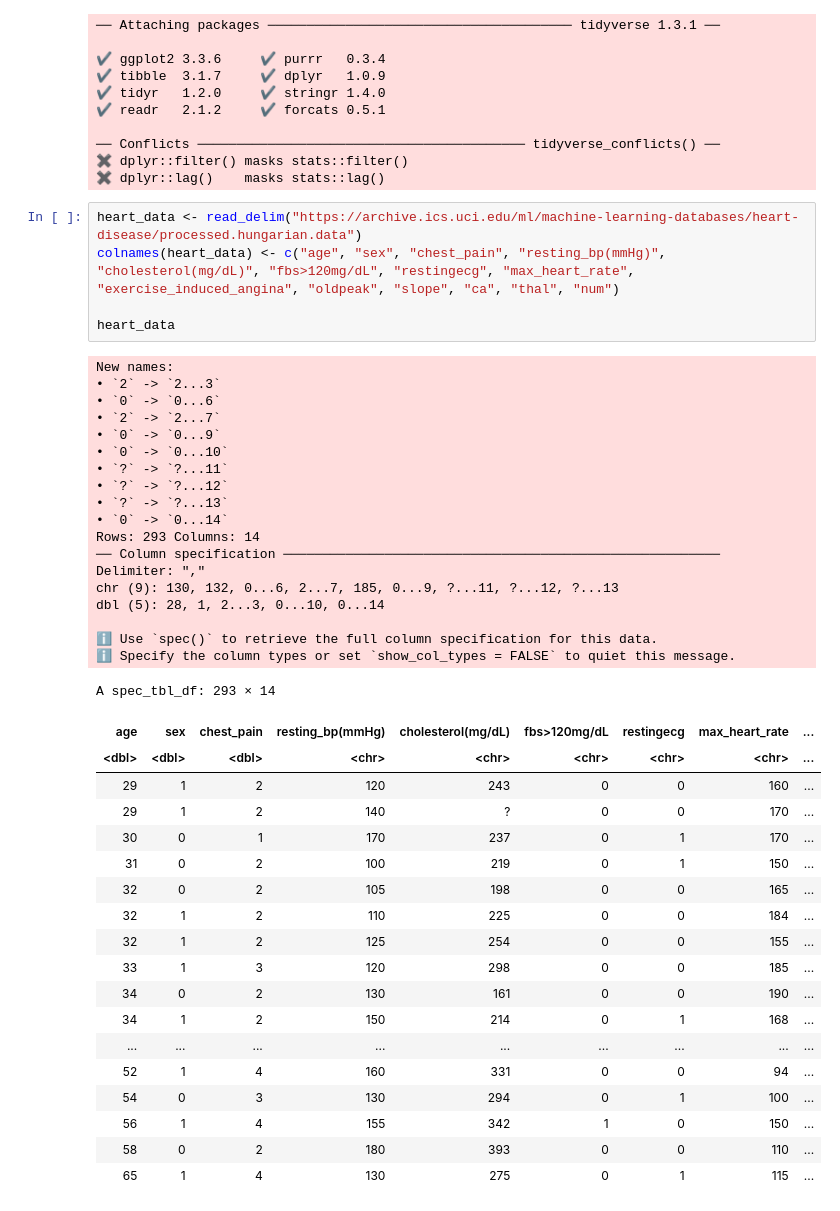
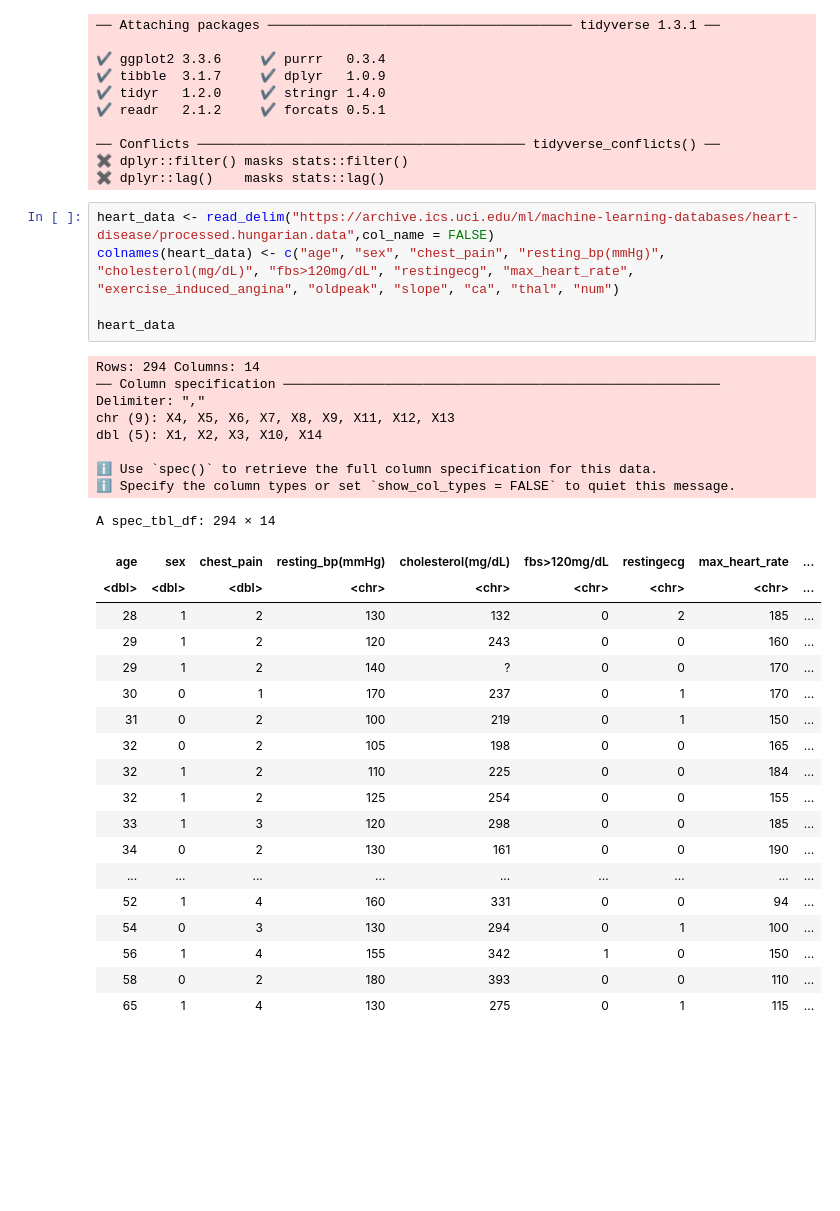
Before and after one commit to drew-gnaw/DSCI100-G81, a Jupyter notebook: WebImport.ipynb, the cells around one changed output. Saved outputs shown, nothing was run; the diff lists cells and outputs as text; blank space fills up the shorter version.

```diff
--- a/WebImport.ipynb
+++ b/WebImport.ipynb
@@ -13,32 +13,23 @@ library(repr)
 ✖ dplyr::filter() masks stats::filter()
 ✖ dplyr::lag()    masks stats::lag()
 # %%
-heart_data <- read_delim("https://archive.ics.uci.edu/ml/machine-learning-databases/heart-disease/processed.hungarian.data")
+heart_data <- read_delim("https://archive.ics.uci.edu/ml/machine-learning-databases/heart-disease/processed.hungarian.data",col_name = FALSE)
 colnames(heart_data) <- c("age", "sex", "chest_pain", "resting_bp(mmHg)", "cholesterol(mg/dL)", "fbs>120mg/dL", "restingecg", "max_heart_rate", "exercise_induced_angina", "oldpeak", "slope", "ca", "thal", "num")
 
 heart_data
 # %% [output]
-New names:
-• `2` -> `2...3`
-• `0` -> `0...6`
-• `2` -> `2...7`
-• `0` -> `0...9`
-• `0` -> `0...10`
-• `?` -> `?...11`
-• `?` -> `?...12`
-• `?` -> `?...13`
-• `0` -> `0...14`
-Rows: 293 Columns: 14
+Rows: 294 Columns: 14
 ── Column specification ────────────────────────────────────────────────────────
 Delimiter: ","
-chr (9): 130, 132, 0...6, 2...7, 185, 0...9, ?...11, ?...12, ?...13
-dbl (5): 28, 1, 2...3, 0...10, 0...14
+chr (9): X4, X5, X6, X7, X8, X9, X11, X12, X13
+dbl (5): X1, X2, X3, X10, X14
 
 ℹ Use `spec()` to retrieve the full column specification for this data.
 ℹ Specify the column types or set `show_col_types = FALSE` to quiet this message.
-A spec_tbl_df: 293 × 14
+A spec_tbl_df: 294 × 14
 | age | sex | chest_pain | resting_bp(mmHg) | cholesterol(mg/dL) | fbs>120mg/dL | restingecg | max_heart_rate | ... |
 | <dbl> | <dbl> | <dbl> | <chr> | <chr> | <chr> | <chr> | <chr> | ... |
+| 28 | 1 | 2 | 130 | 132 | 0 | 2 | 185 | ... |
 | 29 | 1 | 2 | 120 | 243 | 0 | 0 | 160 | ... |
 | 29 | 1 | 2 | 140 | ? | 0 | 0 | 170 | ... |
 | 30 | 0 | 1 | 170 | 237 | 0 | 1 | 170 | ... |
@@ -48,7 +39,6 @@ A spec_tbl_df: 293 × 14
 | 32 | 1 | 2 | 125 | 254 | 0 | 0 | 155 | ... |
 | 33 | 1 | 3 | 120 | 298 | 0 | 0 | 185 | ... |
 | 34 | 0 | 2 | 130 | 161 | 0 | 0 | 190 | ... |
-| 34 | 1 | 2 | 150 | 214 | 0 | 1 | 168 | ... |
 | ... | ... | ... | ... | ... | ... | ... | ... | ... |
 | 52 | 1 | 4 | 160 | 331 | 0 | 0 | 94 | ... |
 | 54 | 0 | 3 | 130 | 294 | 0 | 1 | 100 | ... |
```
Also changed, not shown: parts of 2 cells of this notebook.
